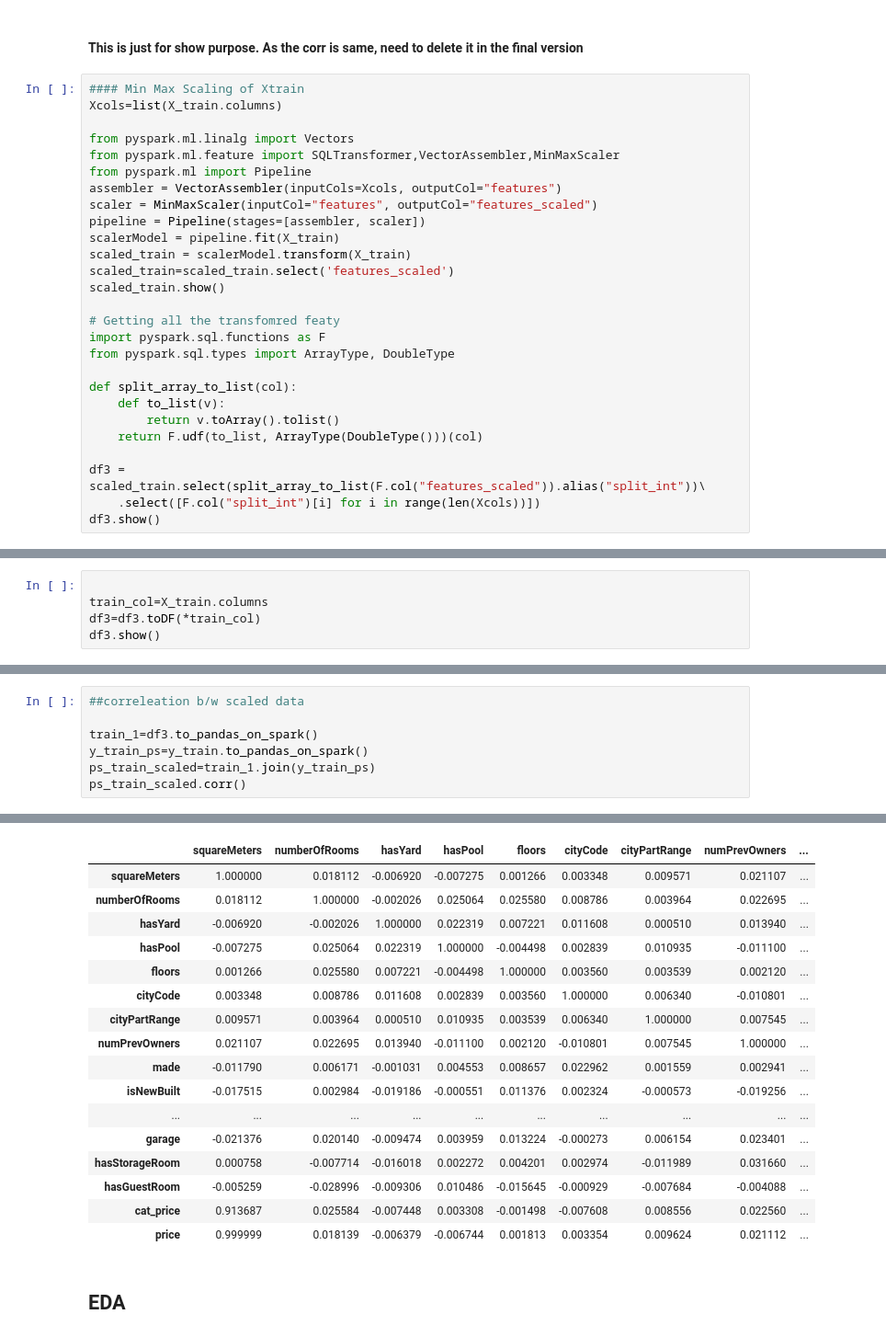
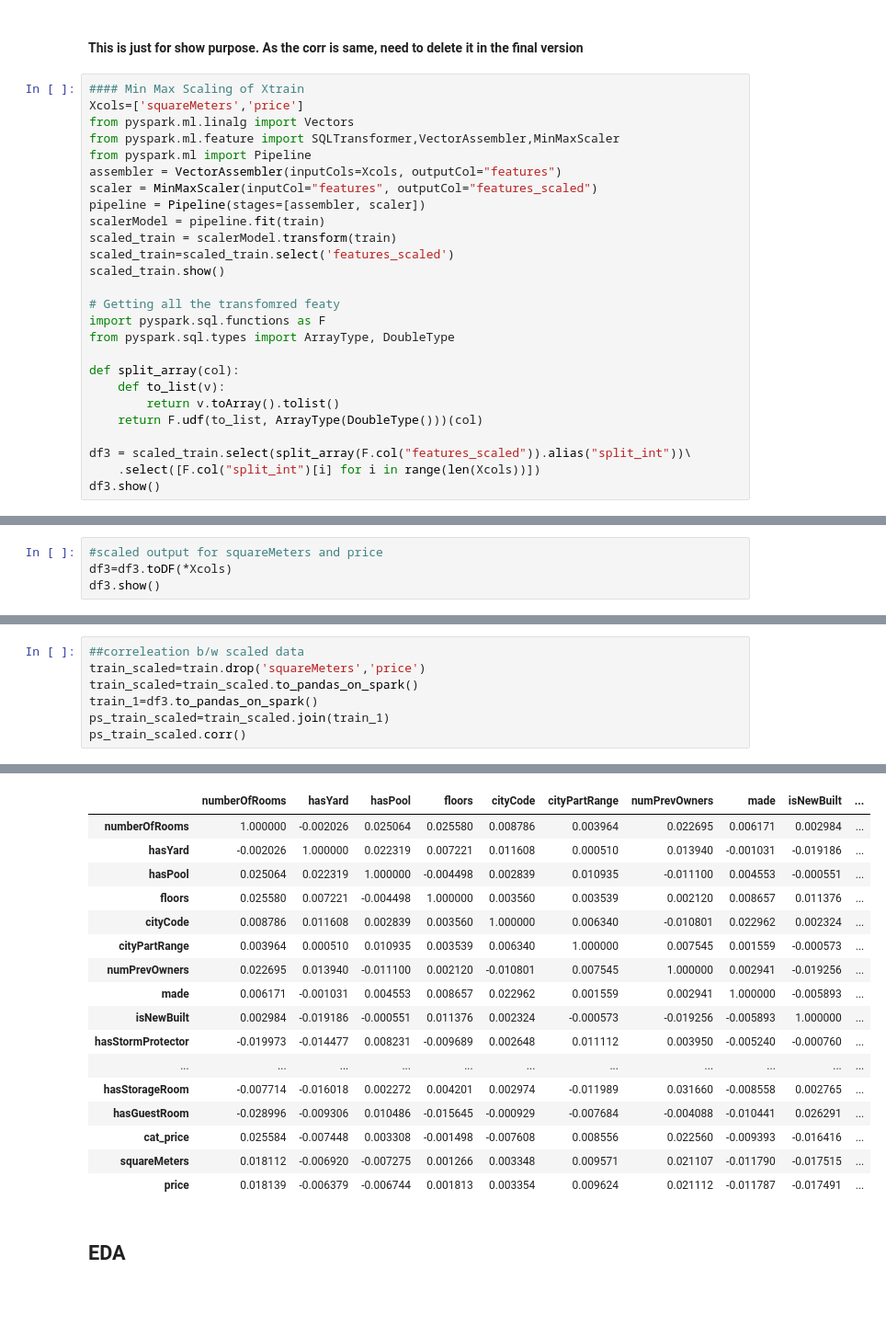
Before and after one commit to JingJ-Li/ST590_Final_project, a Jupyter notebook: Final-Project-Jingjing-Li_Smitali-Patnaik.ipynb, the cells around one changed output, grey strips where cells are left out. Shown at 92% size. Drawn from its saved outputs; the diff is of its cells as text; blank space fills up the shorter version.

```diff
--- a/Final-Project-Jingjing-Li_Smitali-Patnaik.ipynb
+++ b/Final-Project-Jingjing-Li_Smitali-Patnaik.ipynb
@@ -136,16 +134,15 @@ only showing top 5 rows
 #### This is just for show purpose. As the corr is same, need to delete it in the final version
 # %%
 #### Min Max Scaling of Xtrain
-Xcols=list(X_train.columns)
-
+Xcols=['squareMeters','price']
 from pyspark.ml.linalg import Vectors
 from pyspark.ml.feature import SQLTransformer,VectorAssembler,MinMaxScaler
 from pyspark.ml import Pipeline
 assembler = VectorAssembler(inputCols=Xcols, outputCol="features")
 scaler = MinMaxScaler(inputCol="features", outputCol="features_scaled")
 pipeline = Pipeline(stages=[assembler, scaler])
-scalerModel = pipeline.fit(X_train)
-scaled_train = scalerModel.transform(X_train)
+scalerModel = pipeline.fit(train)
+scaled_train = scalerModel.transform(train)
 scaled_train=scaled_train.select('features_scaled')
 scaled_train.show()
 
@@ -153,12 +150,12 @@ scaled_train.show()
 import pyspark.sql.functions as F
 from pyspark.sql.types import ArrayType, DoubleType
 
-def split_array_to_list(col):
+def split_array(col):
     def to_list(v):
         return v.toArray().tolist()
     return F.udf(to_list, ArrayType(DoubleType()))(col)
 
-df3 = scaled_train.select(split_array_to_list(F.col("features_scaled")).alias("split_int"))\
+df3 = scaled_train.select(split_array(F.col("features_scaled")).alias("split_int"))\
     .select([F.col("split_int")[i] for i in range(len(Xcols))])
 df3.show()
 # %% [output]
@@ -181,7 +178,6 @@ df3.show()
 only showing top 20 rows
 # %%
-
-train_col=X_train.columns
-df3=df3.toDF(*train_col)
+#scaled output for squareMeters and price
+df3=df3.toDF(*Xcols)
 df3.show()
 # %% [output]
@@ -204,31 +200,31 @@ df3.show()
 only showing top 20 rows
 # %%
 ##correleation b/w scaled data
-
+train_scaled=train.drop('squareMeters','price')
+train_scaled=train_scaled.to_pandas_on_spark()
 train_1=df3.to_pandas_on_spark()
-y_train_ps=y_train.to_pandas_on_spark()
-ps_train_scaled=train_1.join(y_train_ps)
+ps_train_scaled=train_scaled.join(train_1)
 ps_train_scaled.corr()
 # %% [output]
 Attempting non-optimization as 'spark.sql.execution.arrow.pyspark.fallback.enabled' is set to true.
   warn(msg)
-|  | squareMeters | numberOfRooms | hasYard | hasPool | floors | cityCode | cityPartRange | numPrevOwners | ... |
-| squareMeters | 1.000000 | 0.018112 | -0.006920 | -0.007275 | 0.001266 | 0.003348 | 0.009571 | 0.021107 | ... |
-| numberOfRooms | 0.018112 | 1.000000 | -0.002026 | 0.025064 | 0.025580 | 0.008786 | 0.003964 | 0.022695 | ... |
-| hasYard | -0.006920 | -0.002026 | 1.000000 | 0.022319 | 0.007221 | 0.011608 | 0.000510 | 0.013940 | ... |
-| hasPool | -0.007275 | 0.025064 | 0.022319 | 1.000000 | -0.004498 | 0.002839 | 0.010935 | -0.011100 | ... |
-| floors | 0.001266 | 0.025580 | 0.007221 | -0.004498 | 1.000000 | 0.003560 | 0.003539 | 0.002120 | ... |
-| cityCode | 0.003348 | 0.008786 | 0.011608 | 0.002839 | 0.003560 | 1.000000 | 0.006340 | -0.010801 | ... |
-| cityPartRange | 0.009571 | 0.003964 | 0.000510 | 0.010935 | 0.003539 | 0.006340 | 1.000000 | 0.007545 | ... |
-| numPrevOwners | 0.021107 | 0.022695 | 0.013940 | -0.011100 | 0.002120 | -0.010801 | 0.007545 | 1.000000 | ... |
-| made | -0.011790 | 0.006171 | -0.001031 | 0.004553 | 0.008657 | 0.022962 | 0.001559 | 0.002941 | ... |
-| isNewBuilt | -0.017515 | 0.002984 | -0.019186 | -0.000551 | 0.011376 | 0.002324 | -0.000573 | -0.019256 | ... |
-| ... | ... | ... | ... | ... | ... | ... | ... | ... | ... |
-| garage | -0.021376 | 0.020140 | -0.009474 | 0.003959 | 0.013224 | -0.000273 | 0.006154 | 0.023401 | ... |
-| hasStorageRoom | 0.000758 | -0.007714 | -0.016018 | 0.002272 | 0.004201 | 0.002974 | -0.011989 | 0.031660 | ... |
-| hasGuestRoom | -0.005259 | -0.028996 | -0.009306 | 0.010486 | -0.015645 | -0.000929 | -0.007684 | -0.004088 | ... |
-| cat_price | 0.913687 | 0.025584 | -0.007448 | 0.003308 | -0.001498 | -0.007608 | 0.008556 | 0.022560 | ... |
-| price | 0.999999 | 0.018139 | -0.006379 | -0.006744 | 0.001813 | 0.003354 | 0.009624 | 0.021112 | ... |
+|  | numberOfRooms | hasYard | hasPool | floors | cityCode | cityPartRange | numPrevOwners | made | isNewBuilt | ... |
+| numberOfRooms | 1.000000 | -0.002026 | 0.025064 | 0.025580 | 0.008786 | 0.003964 | 0.022695 | 0.006171 | 0.002984 | ... |
+| hasYard | -0.002026 | 1.000000 | 0.022319 | 0.007221 | 0.011608 | 0.000510 | 0.013940 | -0.001031 | -0.019186 | ... |
+| hasPool | 0.025064 | 0.022319 | 1.000000 | -0.004498 | 0.002839 | 0.010935 | -0.011100 | 0.004553 | -0.000551 | ... |
+| floors | 0.025580 | 0.007221 | -0.004498 | 1.000000 | 0.003560 | 0.003539 | 0.002120 | 0.008657 | 0.011376 | ... |
+| cityCode | 0.008786 | 0.011608 | 0.002839 | 0.003560 | 1.000000 | 0.006340 | -0.010801 | 0.022962 | 0.002324 | ... |
+| cityPartRange | 0.003964 | 0.000510 | 0.010935 | 0.003539 | 0.006340 | 1.000000 | 0.007545 | 0.001559 | -0.000573 | ... |
+| numPrevOwners | 0.022695 | 0.013940 | -0.011100 | 0.002120 | -0.010801 | 0.007545 | 1.000000 | 0.002941 | -0.019256 | ... |
+| made | 0.006171 | -0.001031 | 0.004553 | 0.008657 | 0.022962 | 0.001559 | 0.002941 | 1.000000 | -0.005893 | ... |
+| isNewBuilt | 0.002984 | -0.019186 | -0.000551 | 0.011376 | 0.002324 | -0.000573 | -0.019256 | -0.005893 | 1.000000 | ... |
+| hasStormProtector | -0.019973 | -0.014477 | 0.008231 | -0.009689 | 0.002648 | 0.011112 | 0.003950 | -0.005240 | -0.000760 | ... |
+| ... | ... | ... | ... | ... | ... | ... | ... | ... | ... | ... |
+| hasStorageRoom | -0.007714 | -0.016018 | 0.002272 | 0.004201 | 0.002974 | -0.011989 | 0.031660 | -0.008558 | 0.002765 | ... |
+| hasGuestRoom | -0.028996 | -0.009306 | 0.010486 | -0.015645 | -0.000929 | -0.007684 | -0.004088 | -0.010441 | 0.026291 | ... |
+| cat_price | 0.025584 | -0.007448 | 0.003308 | -0.001498 | -0.007608 | 0.008556 | 0.022560 | -0.009393 | -0.016416 | ... |
+| squareMeters | 0.018112 | -0.006920 | -0.007275 | 0.001266 | 0.003348 | 0.009571 | 0.021107 | -0.011790 | -0.017515 | ... |
+| price | 0.018139 | -0.006379 | -0.006744 | 0.001813 | 0.003354 | 0.009624 | 0.021112 | -0.011787 | -0.017491 | ... |
 # %% [markdown]
 ## EDA
 # %% [markdown]
```
Also changed, not shown: parts of 42 cells of this notebook.
